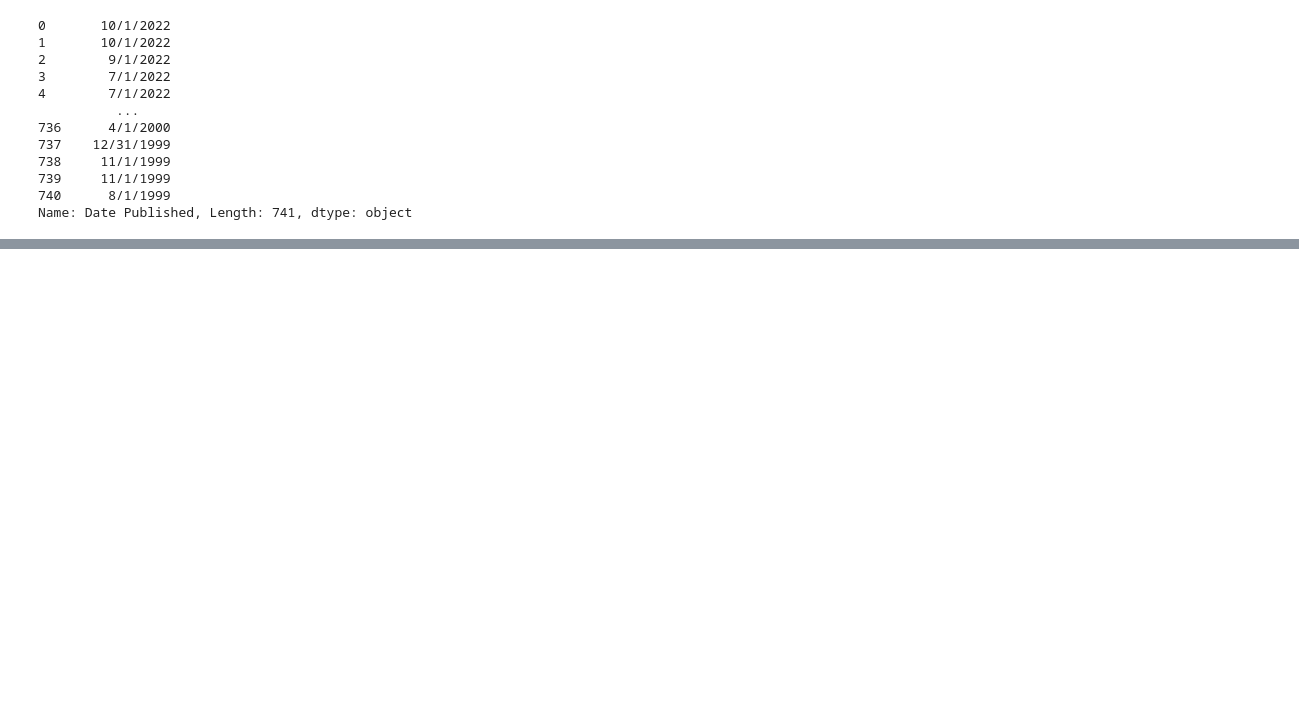
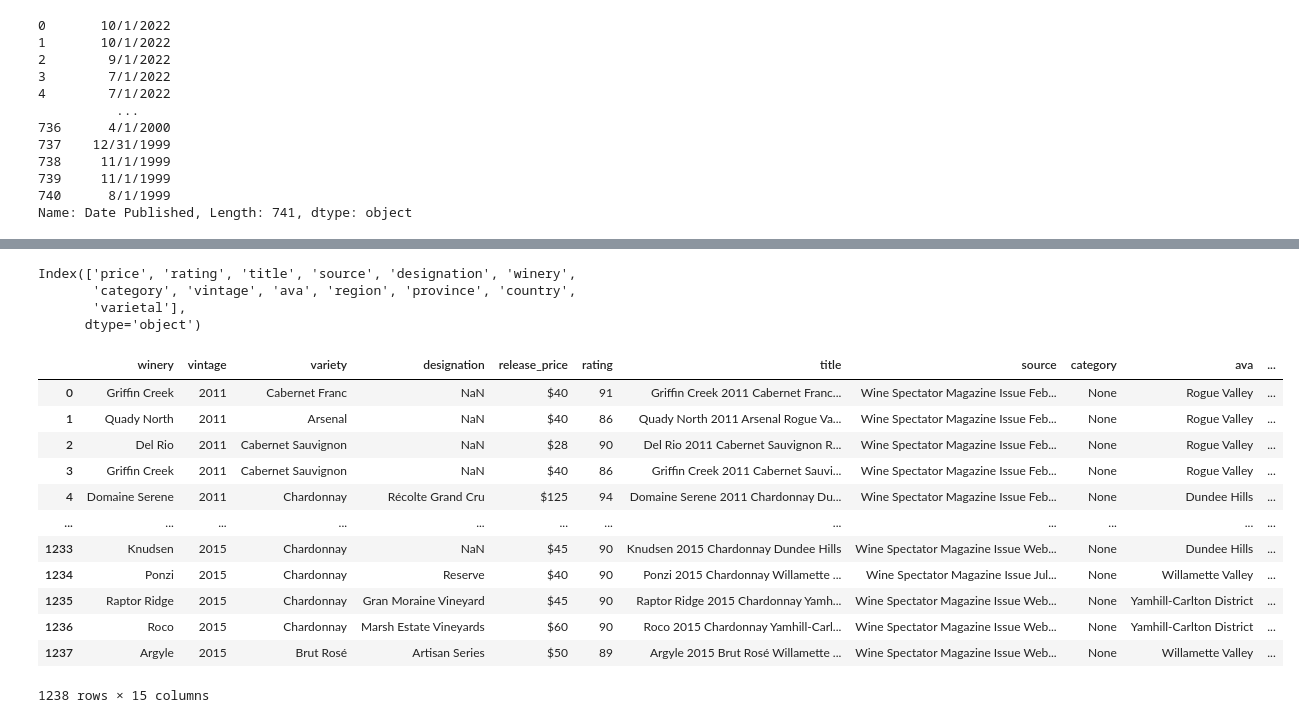
Before and after one commit to Bag0niku/Oregon_Wine, a Jupyter notebook: data/wine/nick_cleaning_wine_reviews.ipynb, the cells around one changed output, grey strips where cells are left out. Saved outputs shown, nothing was run; the diff lists cells and outputs as text; code cells hidden in the pictures; blank space fills up the shorter version.

```diff
--- a/data/wine/nick_cleaning_wine_reviews.ipynb
+++ b/data/wine/nick_cleaning_wine_reviews.ipynb
@@ -723,0 +928,6 @@ Wine Enthusiast reviews are clean enough to merge. I see that there is no review
+# %%
+ava = list(cleaning_df['AVA'].unique())
+region = list(cleaning_df['Region'].unique())
+ava[3] = region[0]
+ava[-2] = region[1]
+ava
@@ -723,0 +947,3 @@ Wine Enthusiast reviews are clean enough to merge. I see that there is no review
+# %%
+cleaning_df['category'] = None
+cleaning_df.info()
@@ -723,0 +1039,5 @@ Wine Enthusiast reviews are clean enough to merge. I see that there is no review
+# %%
+for i in cleaning_df.index:
+    cleaning_df.loc[i, 'title'] = cleaning_df.loc[i,'winery']+ " " +str(cleaning_df.loc[i,'vintage'])+ " " + cleaning_df.loc[i,'bottle_name']
+
+cleaning_df['title']
@@ -723,0 +1057,6 @@ Wine Enthusiast reviews are clean enough to merge. I see that there is no review
+# %%
+cleaning_df['country'] = 'US'
+cleaning_df['rating'] = cleaning_df['score'].copy()
+cleaning_df['description'] = cleaning_df['review_text'].copy()
+cleaning_df['variety'] = cleaning_df['varietal'].copy()
+cleaning_df.info()
@@ -723,0 +1081,29 @@ Wine Enthusiast reviews are clean enough to merge. I see that there is no review
+# %%
+clean_enthusiast_df.columns
+# %% [output]
+Index(['price', 'rating', 'title', 'source', 'designation', 'winery',
+       'category', 'vintage', 'ava', 'region', 'province', 'country',
+       'varietal'],
+      dtype='object')
+# %%
+cleaning_df.columns = [x.lower() for x in cleaning_df.columns]
+
+clean_spectator_df = cleaning_df[['winery','vintage','variety', 'designation', 'release_price', 'rating', 'title', 'source',
+       'category',  'ava', 'region', 'province', 'country', 'description']]
+# ['winery', 'vintage', 'designation',  'variety', 'rating', 'category','title',
+#               'AVA', 'region','province','country',  'release_price', 'description', 'source']
+clean_spectator_df
+# %% [output]
+|  | winery | vintage | variety | designation | release_price | rating | title | source | category | ava | ... |
+| 0 | Griffin Creek | 2011 | Cabernet Franc | NaN | $40 | 91 | Griffin Creek 2011 Cabernet Franc... | Wine Spectator Magazine Issue Feb... | None | Rogue Valley | ... |
+| 1 | Quady North | 2011 | Arsenal | NaN | $40 | 86 | Quady North 2011 Arsenal Rogue Va... | Wine Spectator Magazine Issue Feb... | None | Rogue Valley | ... |
+| 2 | Del Rio | 2011 | Cabernet Sauvignon | NaN | $28 | 90 | Del Rio 2011 Cabernet Sauvignon R... | Wine Spectator Magazine Issue Feb... | None | Rogue Valley | ... |
+| 3 | Griffin Creek | 2011 | Cabernet Sauvignon | NaN | $40 | 86 | Griffin Creek 2011 Cabernet Sauvi... | Wine Spectator Magazine Issue Feb... | None | Rogue Valley | ... |
+| 4 | Domaine Serene | 2011 | Chardonnay | Récolte Grand Cru | $125 | 94 | Domaine Serene 2011 Chardonnay Du... | Wine Spectator Magazine Issue Feb... | None | Dundee Hills | ... |
+| ... | ... | ... | ... | ... | ... | ... | ... | ... | ... | ... | ... |
+| 1233 | Knudsen | 2015 | Chardonnay | NaN | $45 | 90 | Knudsen 2015 Chardonnay Dundee Hills | Wine Spectator Magazine Issue Web... | None | Dundee Hills | ... |
+| 1234 | Ponzi | 2015 | Chardonnay | Reserve | $40 | 90 | Ponzi 2015 Chardonnay Willamette ... | Wine Spectator Magazine Issue Jul... | None | Willamette Valley | ... |
+| 1235 | Raptor Ridge | 2015 | Chardonnay | Gran Moraine Vineyard | $45 | 90 | Raptor Ridge 2015 Chardonnay Yamh... | Wine Spectator Magazine Issue Web... | None | Yamhill-Carlton District | ... |
+| 1236 | Roco | 2015 | Chardonnay | Marsh Estate Vineyards | $60 | 90 | Roco 2015 Chardonnay Yamhill-Carl... | Wine Spectator Magazine Issue Web... | None | Yamhill-Carlton District | ... |
+| 1237 | Argyle | 2015 | Brut Rosé | Artisan Series | $50 | 89 | Argyle 2015 Brut Rosé Willamette ... | Wine Spectator Magazine Issue Web... | None | Willamette Valley | ... |
+1238 rows × 15 columns
```
Also changed, not shown: parts of 66 cells of this notebook, 1 other file.
